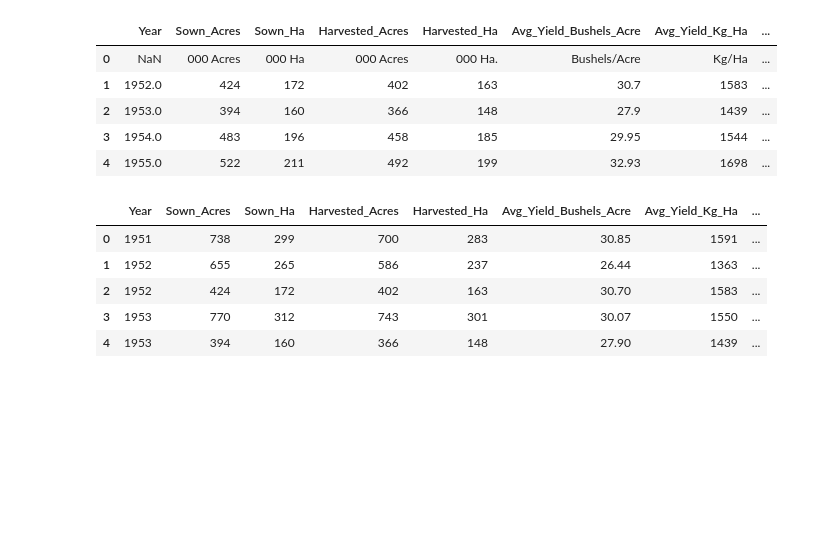
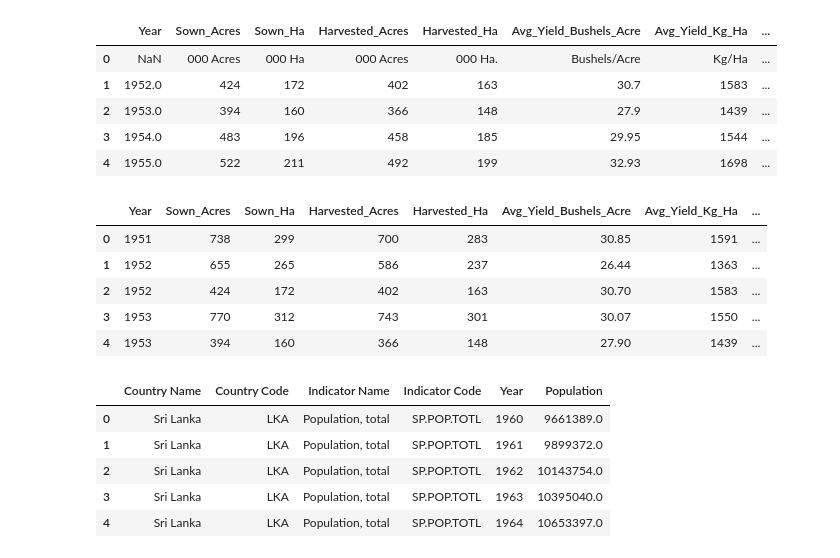
Before and after one commit to vishwani014/Sri-Lankan-Crop-Yield-Predictor, a Jupyter notebook: notebooks/preprocess.ipynb, the cells around one changed output. Cells and saved outputs as stored; diff of their text form; code cells hidden in the pictures; blank space fills up the shorter version.

Commit message:
preprocess population dataset

```diff
--- a/notebooks/preprocess.ipynb
+++ b/notebooks/preprocess.ipynb
@@ -136,3 +136,13 @@ combined_yield_data.head()
 | 2 | 1952 | 424 | 172 | 402 | 163 | 30.70 | 1583 | ... |
 | 3 | 1953 | 770 | 312 | 743 | 301 | 30.07 | 1550 | ... |
 | 4 | 1953 | 394 | 160 | 366 | 148 | 27.90 | 1439 | ... |
+# %%
+population_data = pd.read_csv('../data/processed/population.csv')
+population_data.head()
+# %% [output]
+|  | Country Name | Country Code | Indicator Name | Indicator Code | Year | Population |
+| 0 | Sri Lanka | LKA | Population, total | SP.POP.TOTL | 1960 | 9661389.0 |
+| 1 | Sri Lanka | LKA | Population, total | SP.POP.TOTL | 1961 | 9899372.0 |
+| 2 | Sri Lanka | LKA | Population, total | SP.POP.TOTL | 1962 | 10143754.0 |
+| 3 | Sri Lanka | LKA | Population, total | SP.POP.TOTL | 1963 | 10395040.0 |
+| 4 | Sri Lanka | LKA | Population, total | SP.POP.TOTL | 1964 | 10653397.0 |
```
Also changed, not shown: 2 other files.
